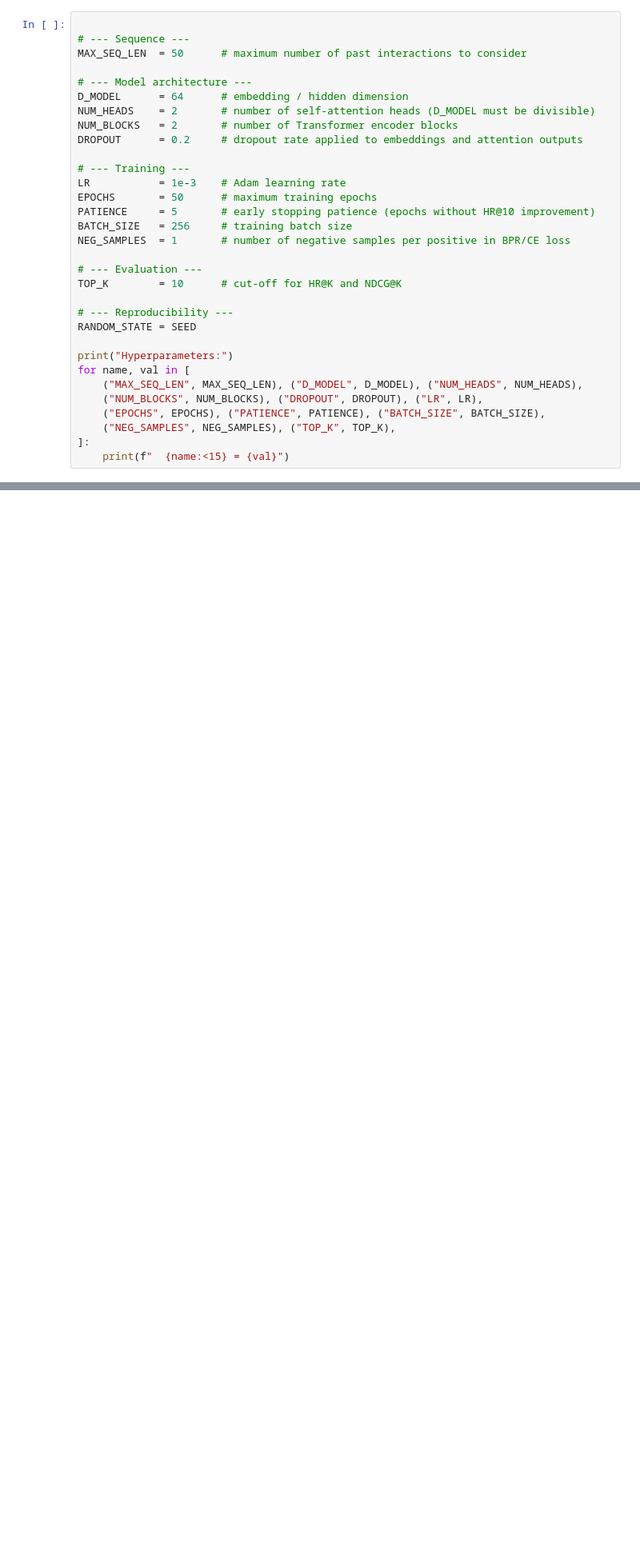
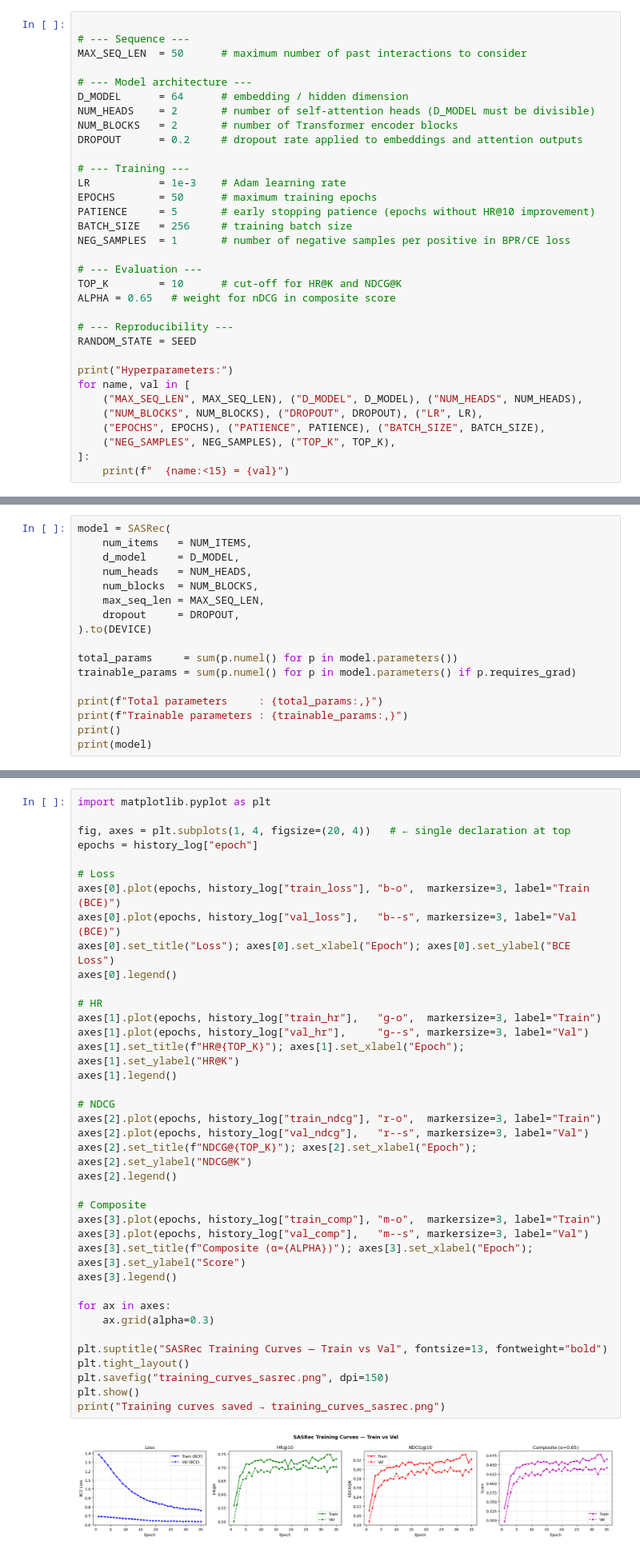
Before and after one commit to woopakyi/COMP4135-RecSys, a Jupyter notebook: flaskr/algo2.ipynb, the cells around one changed output, grey strips where cells are left out. Shown at 80% size. Cells and saved outputs as stored; diff of their text form; blank space fills up the shorter version.

```diff
--- a/flaskr/algo2.ipynb
+++ b/flaskr/algo2.ipynb
@@ -63,6 +63,7 @@ NEG_SAMPLES  = 1       # number of negative samples per positive in BPR/CE loss
 
 # --- Evaluation ---
 TOP_K        = 10      # cut-off for HR@K and NDCG@K
+ALPHA = 0.65   # weight for nDCG in composite score
 
 # --- Reproducibility ---
 RANDOM_STATE = SEED
@@ -214,0 +355,17 @@ print(f"Sample val target   : {val_targets[0]}")
+# %%
+model = SASRec(
+    num_items   = NUM_ITEMS,
+    d_model     = D_MODEL,
+    num_heads   = NUM_HEADS,
+    num_blocks  = NUM_BLOCKS,
+    max_seq_len = MAX_SEQ_LEN,
+    dropout     = DROPOUT,
+).to(DEVICE)
+
+total_params     = sum(p.numel() for p in model.parameters())
+trainable_params = sum(p.numel() for p in model.parameters() if p.requires_grad)
+
+print(f"Total parameters     : {total_params:,}")
+print(f"Trainable parameters : {trainable_params:,}")
+print()
+print(model)
@@ -214,0 +641,40 @@ print(f"Sample val target   : {val_targets[0]}")
+# %%
+import matplotlib.pyplot as plt
+
+fig, axes = plt.subplots(1, 4, figsize=(20, 4))   # ← single declaration at top
+epochs = history_log["epoch"]
+
+# Loss
+axes[0].plot(epochs, history_log["train_loss"], "b-o",  markersize=3, label="Train (BCE)")
+axes[0].plot(epochs, history_log["val_loss"],   "b--s", markersize=3, label="Val (BCE)")
+axes[0].set_title("Loss"); axes[0].set_xlabel("Epoch"); axes[0].set_ylabel("BCE Loss")
+axes[0].legend()
+
+# HR
+axes[1].plot(epochs, history_log["train_hr"],   "g-o",  markersize=3, label="Train")
+axes[1].plot(epochs, history_log["val_hr"],     "g--s", markersize=3, label="Val")
+axes[1].set_title(f"HR@{TOP_K}"); axes[1].set_xlabel("Epoch"); axes[1].set_ylabel("HR@K")
+axes[1].legend()
+
+# NDCG
+axes[2].plot(epochs, history_log["train_ndcg"], "r-o",  markersize=3, label="Train")
+axes[2].plot(epochs, history_log["val_ndcg"],   "r--s", markersize=3, label="Val")
+axes[2].set_title(f"NDCG@{TOP_K}"); axes[2].set_xlabel("Epoch"); axes[2].set_ylabel("NDCG@K")
+axes[2].legend()
+
+# Composite
+axes[3].plot(epochs, history_log["train_comp"], "m-o",  markersize=3, label="Train")
+axes[3].plot(epochs, history_log["val_comp"],   "m--s", markersize=3, label="Val")
+axes[3].set_title(f"Composite (α={ALPHA})"); axes[3].set_xlabel("Epoch"); axes[3].set_ylabel("Score")
+axes[3].legend()
+
+for ax in axes:
+    ax.grid(alpha=0.3)
+
+plt.suptitle("SASRec Training Curves — Train vs Val", fontsize=13, fontweight="bold")
+plt.tight_layout()
+plt.savefig("training_curves_sasrec.png", dpi=150)
+plt.show()
+print("Training curves saved → training_curves_sasrec.png")
+# %% [output]
+[figure, added]
```
Also changed, not shown: parts of 26 cells of this notebook.
